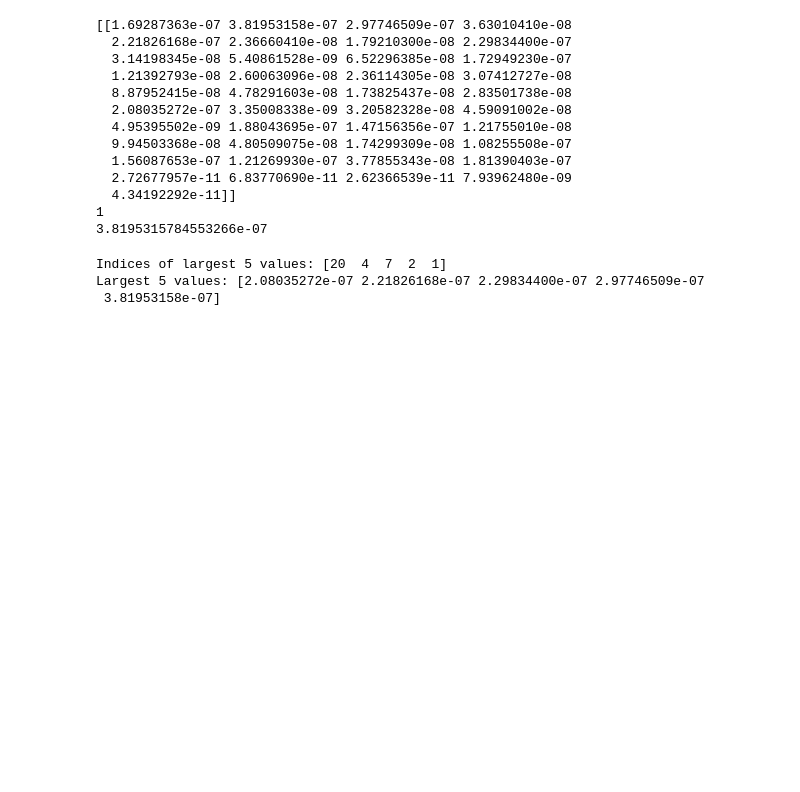
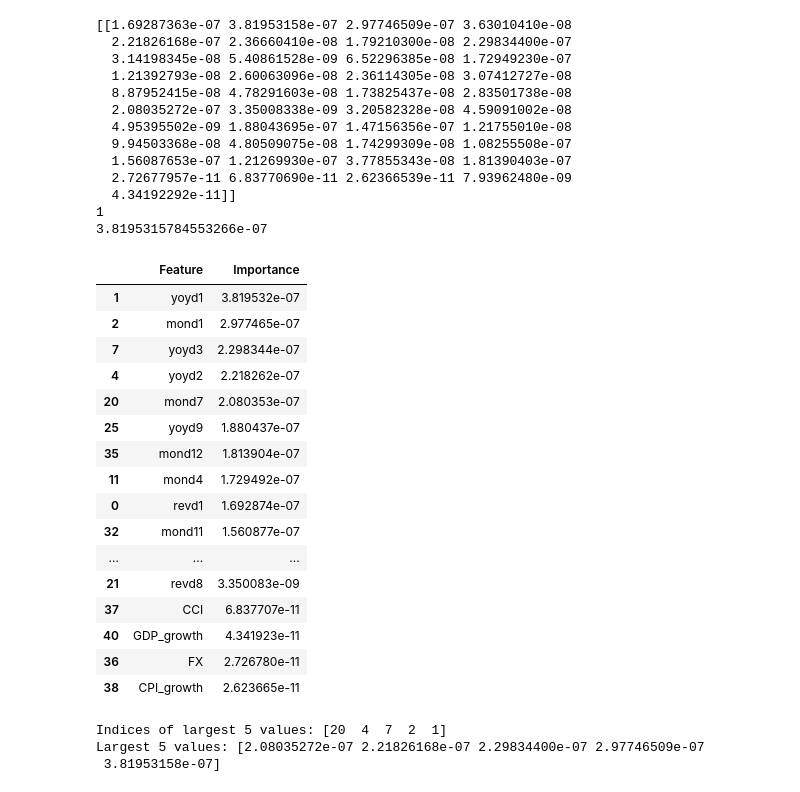
Before and after one commit to Carolyehhh/revenue-prediction, a Jupyter notebook: GDP_train.ipynb, the cells around one changed output. Drawn from its saved outputs; the diff is of its cells as text; code cells hidden in the pictures; blank space fills up the shorter version.

```diff
--- a/GDP_train.ipynb
+++ b/GDP_train.ipynb
@@ -371,6 +373,29 @@ print(max_value)
   4.34192292e-11]]
 1
 3.8195315784553266e-07
+# %%
+feature_importance = pd.DataFrame({'Feature': Varialble_MacroRev, 'Importance': coef_abs[0]})
+feature_importance = feature_importance.sort_values('Importance', ascending=False)
+#feature_importance.plot(x='Feature', y='Importance', kind='barh', figsize=(10, 6))
+feature_importance
+# %% [output]
+|  | Feature | Importance |
+| 1 | yoyd1 | 3.819532e-07 |
+| 2 | mond1 | 2.977465e-07 |
+| 7 | yoyd3 | 2.298344e-07 |
+| 4 | yoyd2 | 2.218262e-07 |
+| 20 | mond7 | 2.080353e-07 |
+| 25 | yoyd9 | 1.880437e-07 |
+| 35 | mond12 | 1.813904e-07 |
+| 11 | mond4 | 1.729492e-07 |
+| 0 | revd1 | 1.692874e-07 |
+| 32 | mond11 | 1.560877e-07 |
+| ... | ... | ... |
+| 21 | revd8 | 3.350083e-09 |
+| 37 | CCI | 6.837707e-11 |
+| 40 | GDP_growth | 4.341923e-11 |
+| 36 | FX | 2.726780e-11 |
+| 38 | CPI_growth | 2.623665e-11 |
 # %%
 # Flatten the array
 coef_abs_flat = coef_abs.flatten()
```
Also changed, not shown: parts of 4 cells of this notebook, 1 other file.
